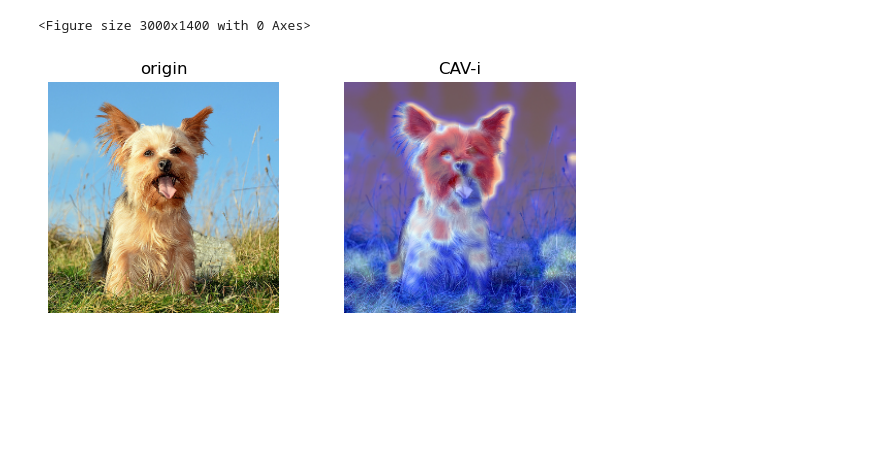
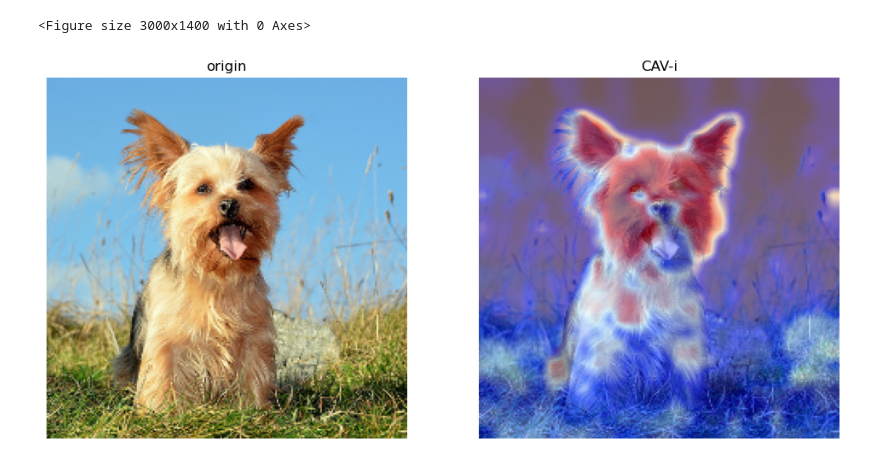
Before and after one commit to PengSyuChen/CAV, a Jupyter notebook: demo.ipynb, the cells around one changed output. Saved outputs shown, nothing was run; the diff lists cells and outputs as text; code cells hidden in the pictures; blank space fills up the shorter version.

```diff
--- a/demo.ipynb
+++ b/demo.ipynb
@@ -12,7 +12,7 @@ clipmodel, preprocess = clip.load("ViT-B/16", device=device, download_root='down
 # %%
 img_path = "pic/ILSVRC2012_val_00006083.JPEG"
 texts = ["a yorkshire terrier is laughing on the meadow.",]
-text_index = -1
+text_index = 0
 caption = texts
 # %%
 text_processed, text_tokens_decoded = preprocess_tokens(caption)
@@ -21,14 +21,14 @@ inputs, img_show = cav_utils.read_imgs(img_path, device=device)
 img_embedding = clipmodel.encode_image(inputs)
 text_embedding = clipmodel.encode_text(text_processed)
 # %%
-forward_function = Forward_Function(clipmodel, device)
-CAV_map = CAV_img(clipmodel, inputs, text_embedding, forward_function, text_index=text_index)
+forward_function = Forward_Function(clipmodel)
+CAV_map = CAV_img(clipmodel, inputs, text_embedding, forward_function, text_index=text_index, in_resolutions=[224,324,424,524])
 # %%
 outImg = cav_utils.show_vit_explanation(img_show, CAV_map, color='Seismic')
-plt.figure(figsize=(7, 3)), plt.subplot(1, 2, 1), plt.imshow(img_show), plt.axis('off'), plt.title('origin')
+plt.figure(figsize=(12, 6)), plt.subplot(1, 2, 1), plt.imshow(img_show), plt.axis('off'), plt.title('origin')
 plt.subplot(1, 2, 2), plt.imshow(outImg),plt.axis('off'), plt.title('CAV-i')
 CAV_result, CAV_html_result = text_explainer(clipmodel, CAV_text, texts, [text_index], forward_function=text_per_layer, ori_img_embedding=img_embedding,  return_visualization=True,)
 # %% [output]
 [interactive output not drawn]
 <Figure size 3000x1400 with 0 Axes>
-[figure, old version]
+[figure, new version]
```
Also changed, not shown: parts of 1 cell of this notebook, 2 other files.
